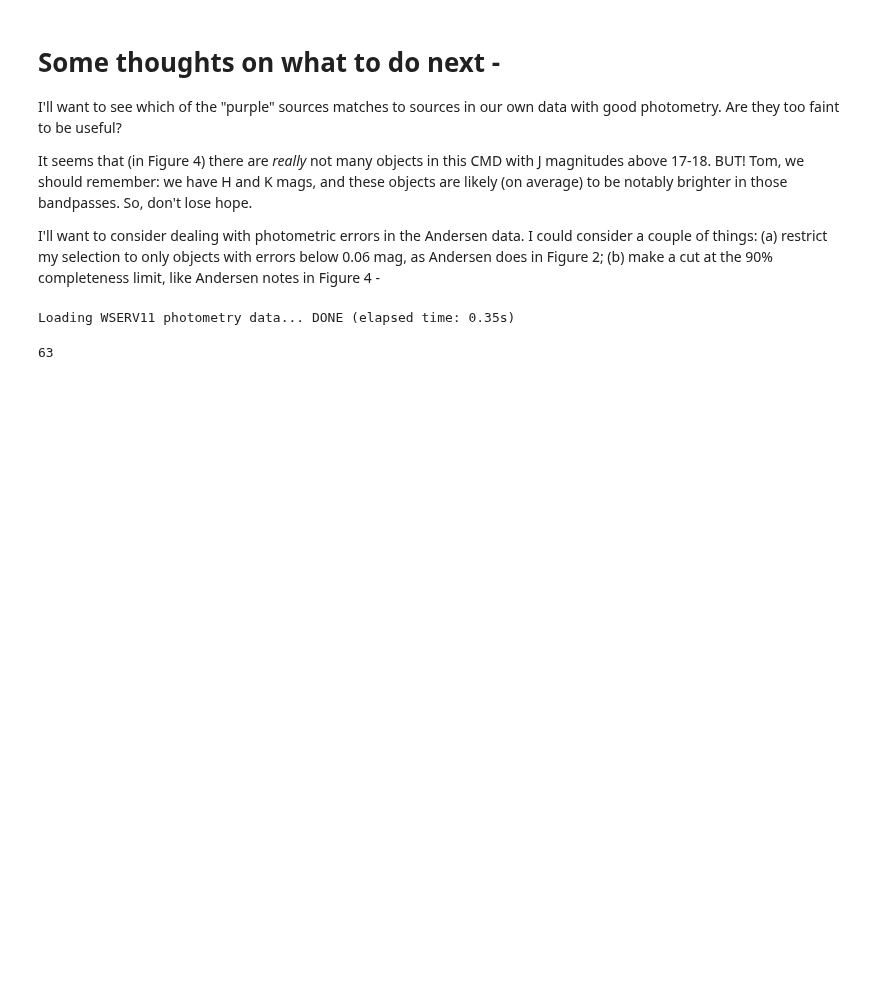
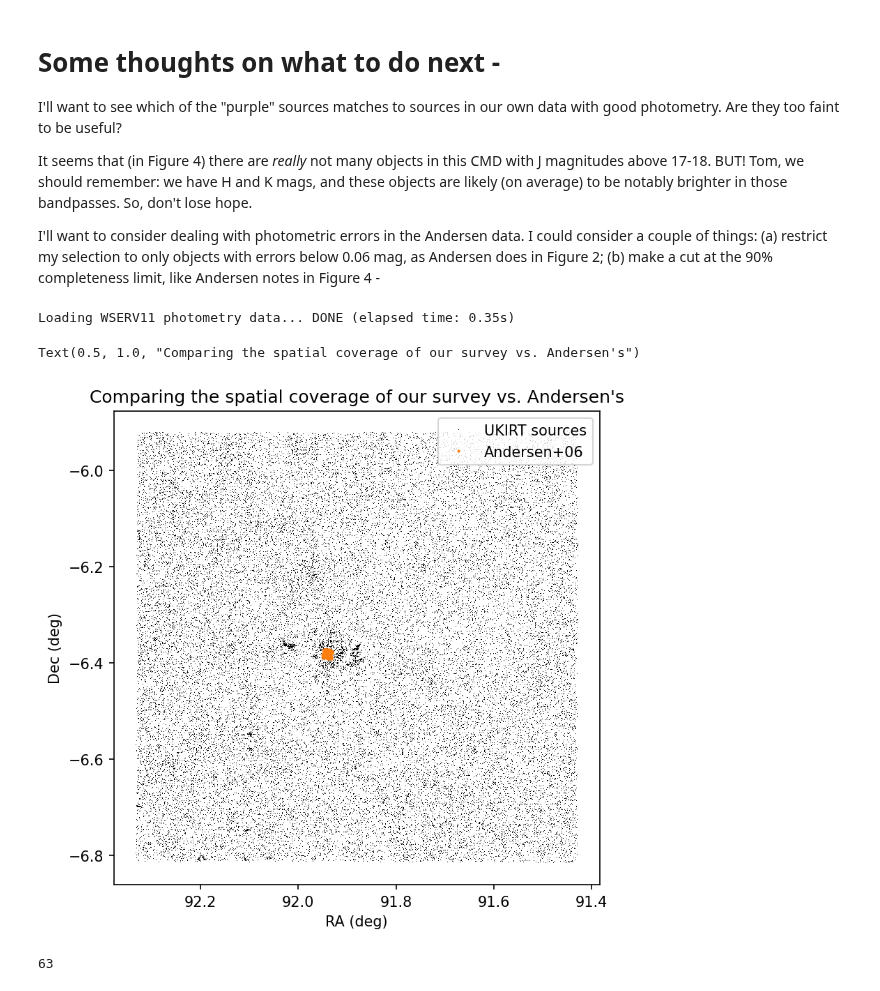
Before and after one commit to tomr-stargazer/Variability_Project_2020, a Jupyter notebook: wuvars/analysis/prototypes/Investigating the Mon R2 data that Morten sent.ipynb, the cells around one changed output. Cells and saved outputs as stored; diff of their text form; code cells hidden in the pictures; blank space fills up the shorter version.

```diff
--- a/wuvars/analysis/prototypes/Investigating the Mon R2 data that Morten sent.ipynb
+++ b/wuvars/analysis/prototypes/Investigating the Mon R2 data that Morten sent.ipynb
@@ -274,6 +274,33 @@ spread = spreadsheet.load_wserv_v2(11)
 dat = photometry.group_wserv_v2(photometry.load_wserv_v2(11))
 # %% [output]
 Loading WSERV11 photometry data... DONE (elapsed time: 0.35s)
+# %%
+fig, ax = plt.subplots(1, figsize=(6,6), dpi=150)
+
+plt.plot(
+    np.degrees(w11m['RA']),
+    np.degrees(w11m['DEC']),
+    'k,',
+    mew=2,
+    label='UKIRT sources'
+)
+
+plt.plot(
+    monr2_published_table['RAJ2000'],
+    monr2_published_table['DEJ2000'],
+    'C1.',
+    ms=2,
+    label='Andersen+06'
+)
+
+ax.invert_xaxis()
+plt.xlabel("RA (deg)")
+plt.ylabel("Dec (deg)")
+plt.legend()
+plt.title("Comparing the spatial coverage of our survey vs. Andersen's")
+# %% [output]
+Text(0.5, 1.0, "Comparing the spatial coverage of our survey vs. Andersen's")
+[figure, added]
 # %%
 w11m = spread['median']
 spreadsheet_coordinates = SkyCoord(ra=w11m['RA'].values*u.rad, dec=w11m['DEC'].values*u.rad)
```
Also changed, not shown: parts of 1 cell of this notebook.
